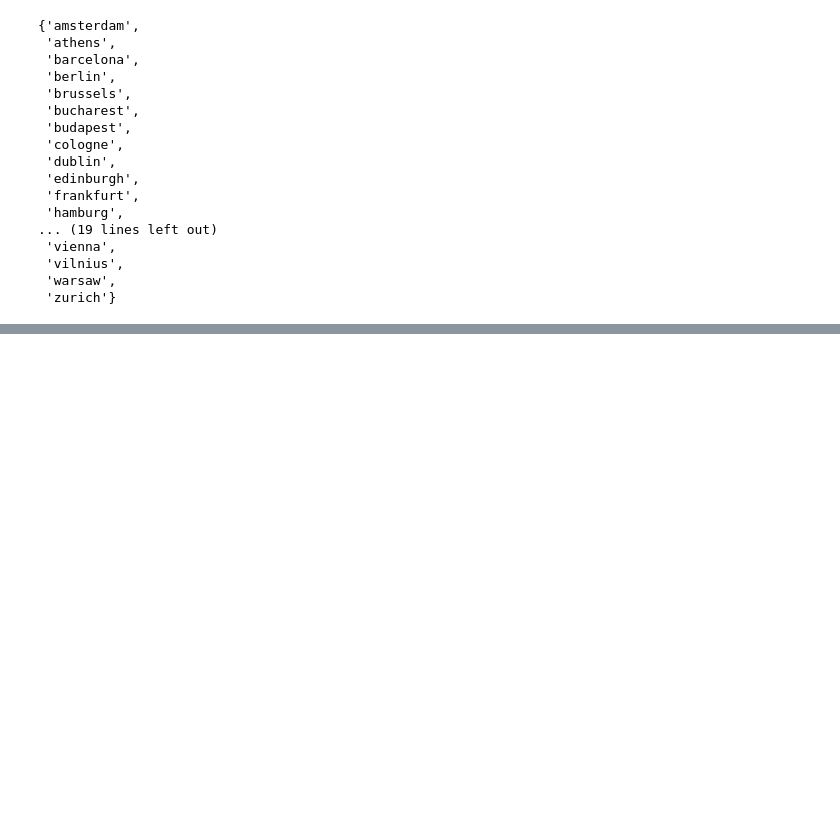
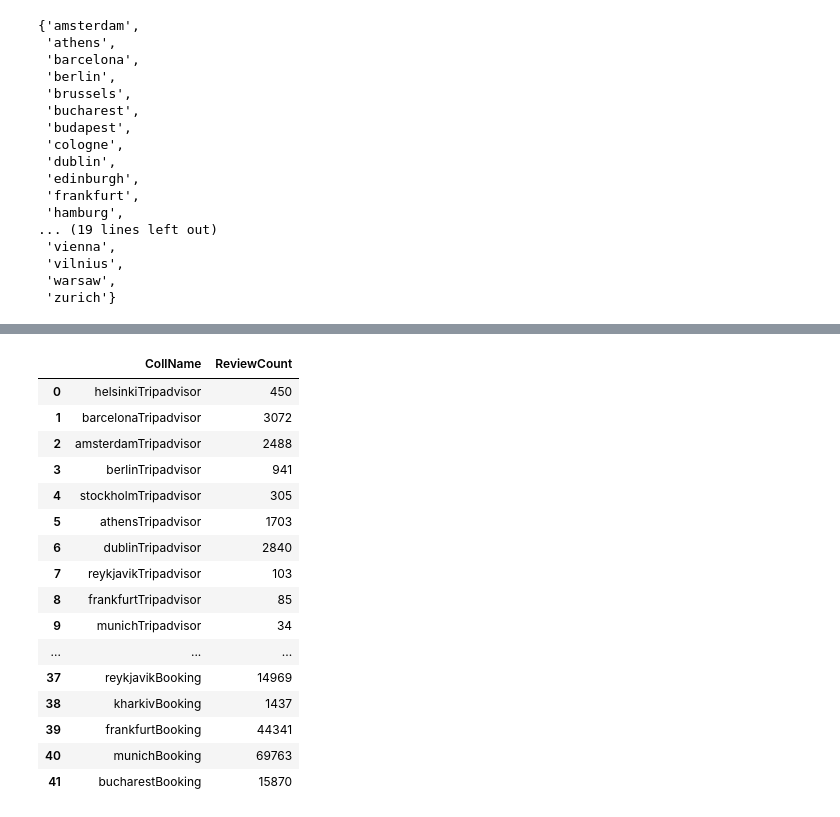
Before and after one commit to yiperzhou/text-sentiment-classification-with-deep-neural-networks, a Jupyter notebook: data-preprocess/remove-row-containing-absent-value.ipynb, the cells around one changed output, grey strips where cells are left out. Cells and saved outputs as stored; diff of their text form; code cells hidden in the pictures; blank space fills up the shorter version.

Commit message:
add new progress in analysis data

```diff
--- a/data-preprocess/remove-row-containing-absent-value.ipynb
+++ b/data-preprocess/remove-row-containing-absent-value.ipynb
@@ -206 +225,4 @@ print(db.command("collstats", "amsterdamTripadvisor")["size"])
+# %%
+testCollTripadvisorNames = [i+"Tripadvisor" for i in citiesName]
+testCollBookingNames = [j+"Booking" for j in citiesName]
 # %%
@@ -211,0 +277,20 @@ spark = SparkSession.builder.appName("statistics for hotels reviews in Booking")
+# %%
+sentAnalysisDF
+# %% [output]
+|  | CollName | ReviewCount |
+| 0 | helsinkiTripadvisor | 450 |
+| 1 | barcelonaTripadvisor | 3072 |
+| 2 | amsterdamTripadvisor | 2488 |
+| 3 | berlinTripadvisor | 941 |
+| 4 | stockholmTripadvisor | 305 |
+| 5 | athensTripadvisor | 1703 |
+| 6 | dublinTripadvisor | 2840 |
+| 7 | reykjavikTripadvisor | 103 |
+| 8 | frankfurtTripadvisor | 85 |
+| 9 | munichTripadvisor | 34 |
+| ... | ... | ... |
+| 37 | reykjavikBooking | 14969 |
+| 38 | kharkivBooking | 1437 |
+| 39 | frankfurtBooking | 44341 |
+| 40 | munichBooking | 69763 |
+| 41 | bucharestBooking | 15870 |
```
Also changed, not shown: parts of 17 cells of this notebook.
